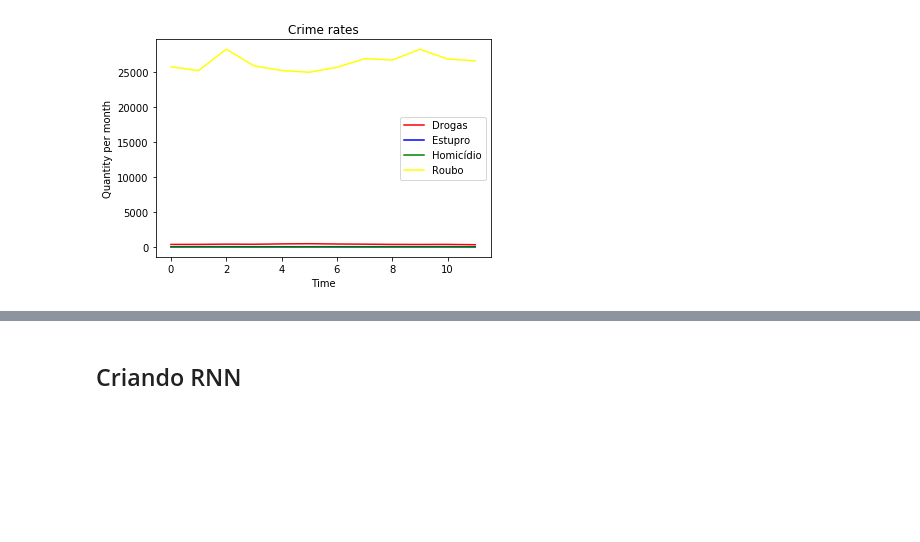
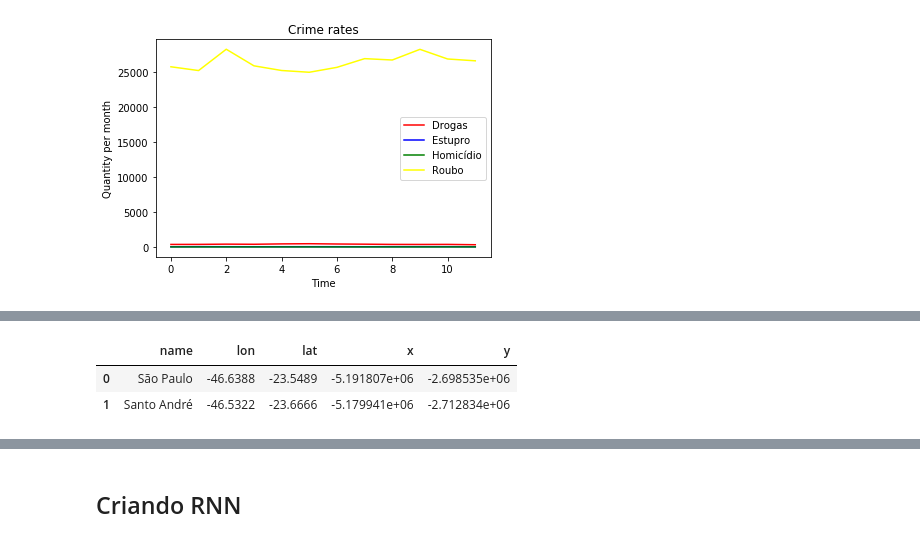
Before and after one commit to deeplearningunb/deeBO, a Jupyter notebook: DeeBO-EDA.ipynb, the cells around one changed output, grey strips where cells are left out. Drawn from its saved outputs; the diff is of its cells as text; code cells hidden in the pictures; blank space fills up the shorter version.

```diff
--- a/DeeBO-EDA.ipynb
+++ b/DeeBO-EDA.ipynb
@@ -136,0 +174,14 @@ plt.show()
+# %%
+def wgs84_to_web_mercator(df, lon="lon", lat="lat"):
+    """Converts decimal longitude/latitude to Web Mercator format"""
+    k = 6378137
+    df["x"] = df[lon] * (k * np.pi/180.0)
+    df["y"] = np.log(np.tan((90 + df[lat]) * np.pi/360.0)) * k
+    return df
+
+df = pd.DataFrame(dict(name=["São Paulo", "Santo André"], lon=[-46.6388, -46.5322], lat=[-23.5489, -23.6666]))
+wgs84_to_web_mercator(df)
+# %% [output]
+|  | name | lon | lat | x | y |
+| 0 | São Paulo | -46.6388 | -23.5489 | -5.191807e+06 | -2.698535e+06 |
+| 1 | Santo André | -46.5322 | -23.6666 | -5.179941e+06 | -2.712834e+06 |
```
Also changed, not shown: parts of 6 cells of this notebook.
